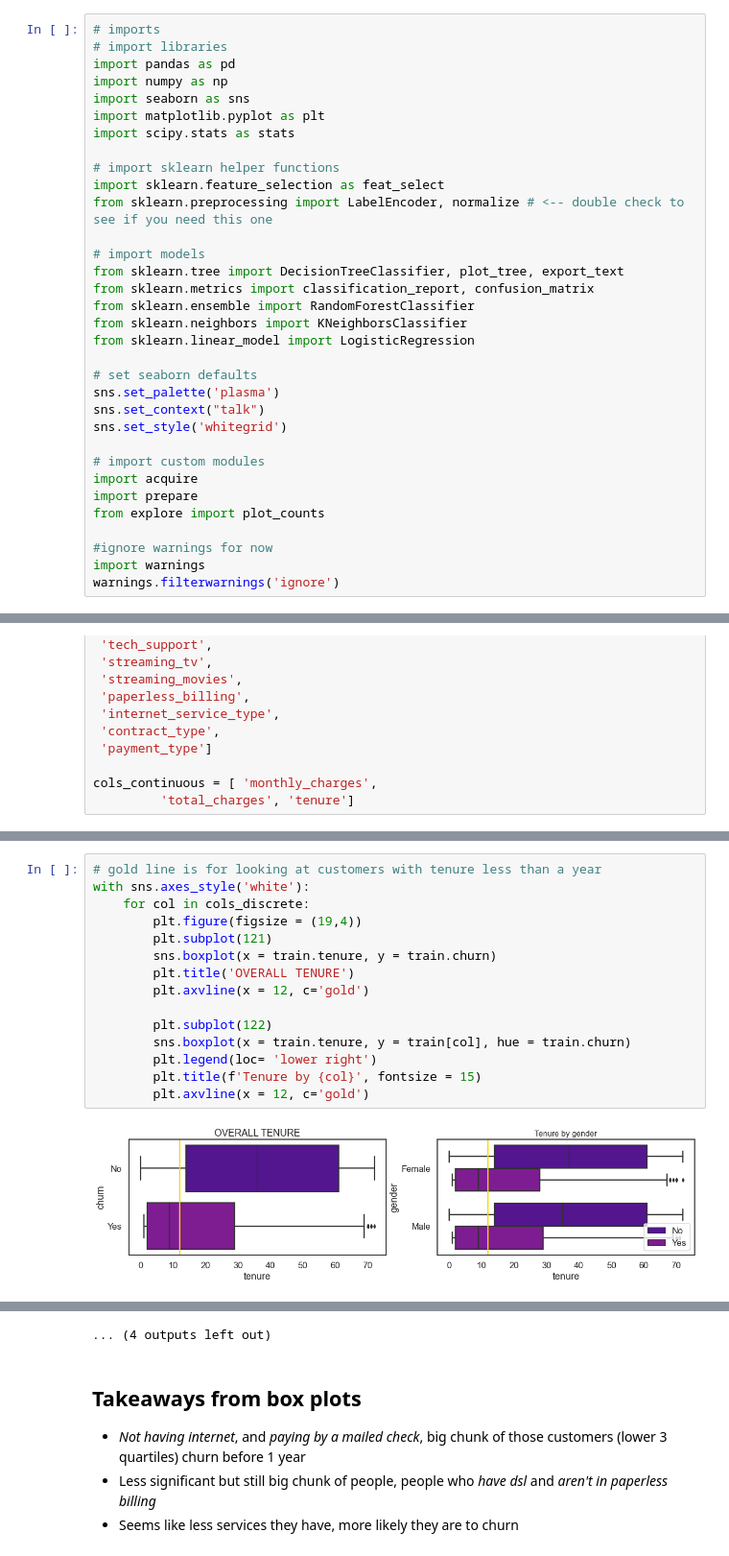
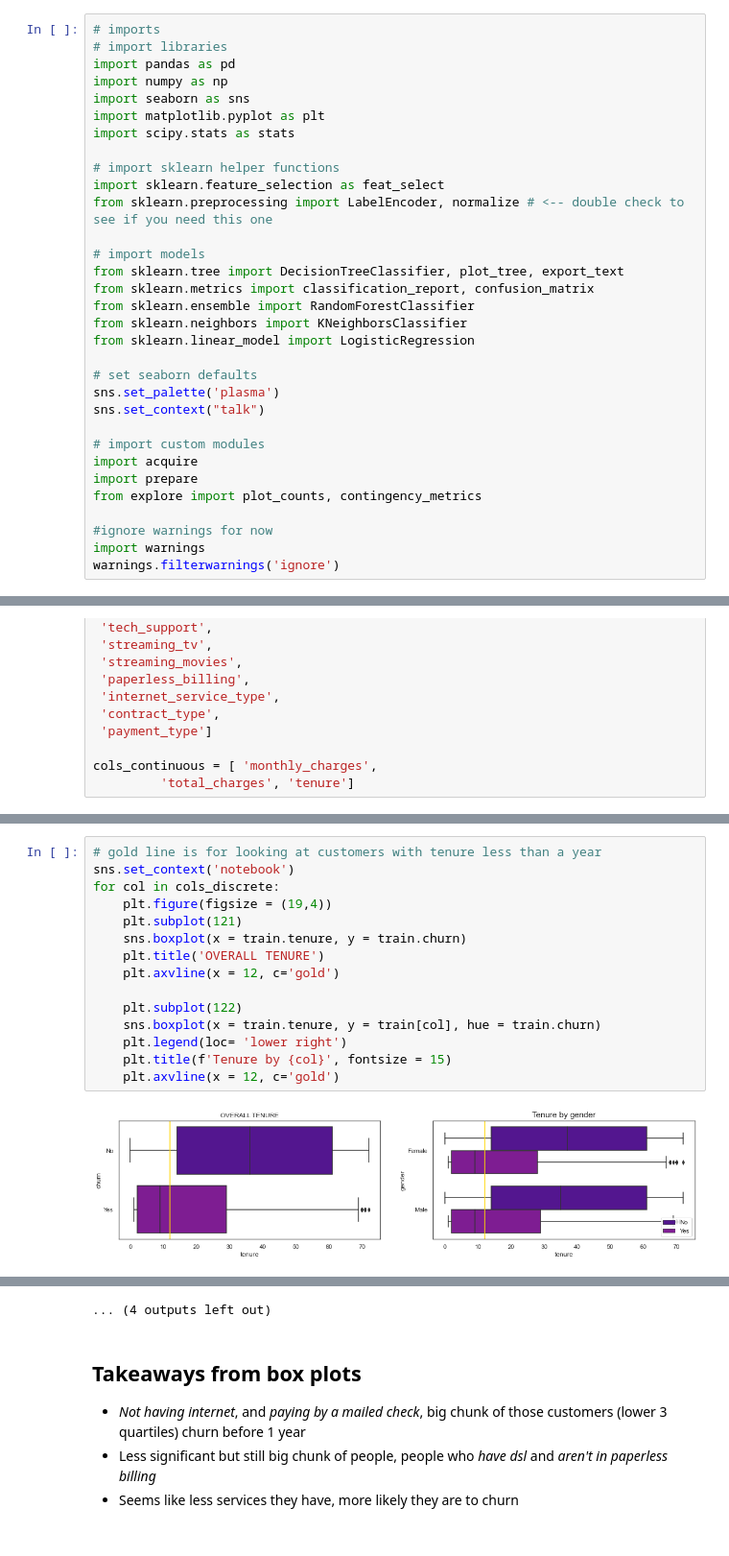
Before and after one commit to HeatherOrtegaMcMillan/telco_churn_classification_project, a Jupyter notebook: final_telco_report.ipynb, the cells around one changed output, grey strips where cells are left out. Shown at 96% size. Cells and saved outputs as stored; diff of their text form.

```diff
--- a/final_telco_report.ipynb
+++ b/final_telco_report.ipynb
@@ -25,12 +25,11 @@ from sklearn.linear_model import LogisticRegression
 # set seaborn defaults
 sns.set_palette('plasma')
 sns.set_context("talk")
-sns.set_style('whitegrid')
 
 # import custom modules
 import acquire
 import prepare
-from explore import plot_counts
+from explore import plot_counts, contingency_metrics
 
 #ignore warnings for now
 import warnings
@@ -277,17 +274,17 @@ plt.show()
 # %%
 # gold line is for looking at customers with tenure less than a year
-with sns.axes_style('white'):
-    for col in cols_discrete:
-        plt.figure(figsize = (19,4))
-        plt.subplot(121)
-        sns.boxplot(x = train.tenure, y = train.churn)
-        plt.title('OVERALL TENURE')
-        plt.axvline(x = 12, c='gold')
+sns.set_context('notebook')
+for col in cols_discrete:
+    plt.figure(figsize = (19,4))
+    plt.subplot(121)
+    sns.boxplot(x = train.tenure, y = train.churn)
+    plt.title('OVERALL TENURE')
+    plt.axvline(x = 12, c='gold')
 
-        plt.subplot(122)
-        sns.boxplot(x = train.tenure, y = train[col], hue = train.churn)
-        plt.legend(loc= 'lower right')
-        plt.title(f'Tenure by {col}', fontsize = 15)
-        plt.axvline(x = 12, c='gold')
+    plt.subplot(122)
+    sns.boxplot(x = train.tenure, y = train[col], hue = train.churn)
+    plt.legend(loc= 'lower right')
+    plt.title(f'Tenure by {col}', fontsize = 15)
+    plt.axvline(x = 12, c='gold')
 # %% [output]
-[figure, old version]
+[figure, new version]
```
Also changed, not shown: parts of 22 cells of this notebook.
